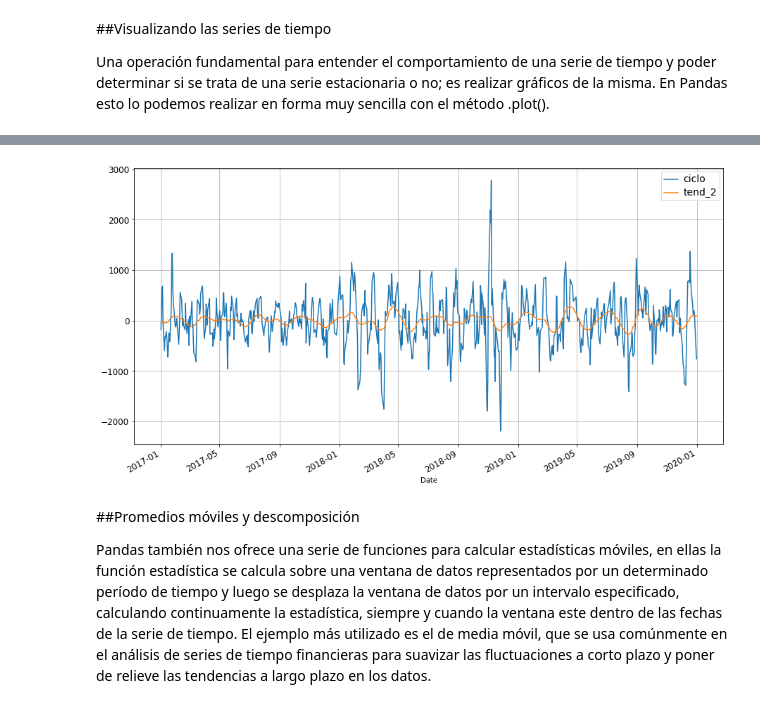
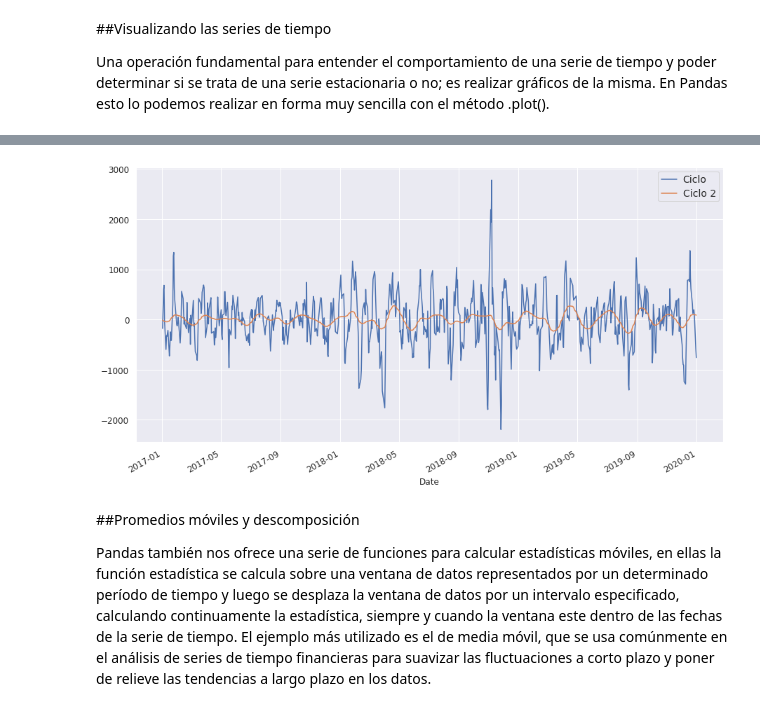
Before and after one commit to DonRoboto/Financial_Models, a Jupyter notebook: IPC_v1.ipynb, the cells around one changed output, grey strips where cells are left out. Cells and saved outputs as stored; diff of their text form; code cells hidden in the pictures.

```diff
--- a/IPC_v1.ipynb
+++ b/IPC_v1.ipynb
@@ -246,6 +248,8 @@ Name: rend_diario, dtype: float64
 
 Una operación fundamental para entender el comportamiento de una serie de tiempo y poder determinar si se trata de una serie estacionaria o no; es realizar gráficos de la misma. En Pandas esto lo podemos realizar en forma muy sencilla con el método .plot().
 # %%
+sns.set()
+
 # graficando Adj Close
 plot = wft['Adj Close'].plot(figsize=(15, 8))
 plt.grid(True)
@@ -261,7 +265,7 @@ plt.grid(True)
 # Aplicando el filtro Hodrick-Prescott para separar en tendencia y
 # componente ciclico.
 wft_ciclo, wft_tend = sm.tsa.filters.hpfilter(wft['Adj Close'])
-wft['tend'] = wft_tend
-wft['ciclo'] = wft_ciclo
+wft['Tendencia'] = wft_tend
+wft['Ciclo'] = wft_ciclo
 # %%
 # graficando la variacion del precio real con la tendencia.
@@ -274,15 +278,15 @@ plt.grid(True)
 # %%
-wft_ciclo_2, wft_tend_2 = sm.tsa.filters.hpfilter(wft['ciclo'])
-wft['tend_2'] = wft_tend_2
-wft['ciclo_2'] = wft_ciclo_2
+wft_ciclo_2, wft_tend_2 = sm.tsa.filters.hpfilter(wft['Ciclo'])
+wft['Ciclo 2'] = wft_tend_2
+wft['Ciclo_22'] = wft_ciclo_2
 # %%
 # graficando la variacion del precio real con la tendencia.
-wft[['ciclo', 'tend_2']].plot(figsize=(15, 8), fontsize=12);
+wft[['Ciclo', 'Ciclo 2']].plot(figsize=(15, 8), fontsize=12);
 legend = plt.legend()
 legend.prop.set_size(14);
 plt.grid(True)
 # %% [output]
-[figure, old version]
+[figure, new version]
 # %% [markdown]
 
 ##Promedios móviles y descomposición
```
Also changed, not shown: parts of 11 cells of this notebook.
